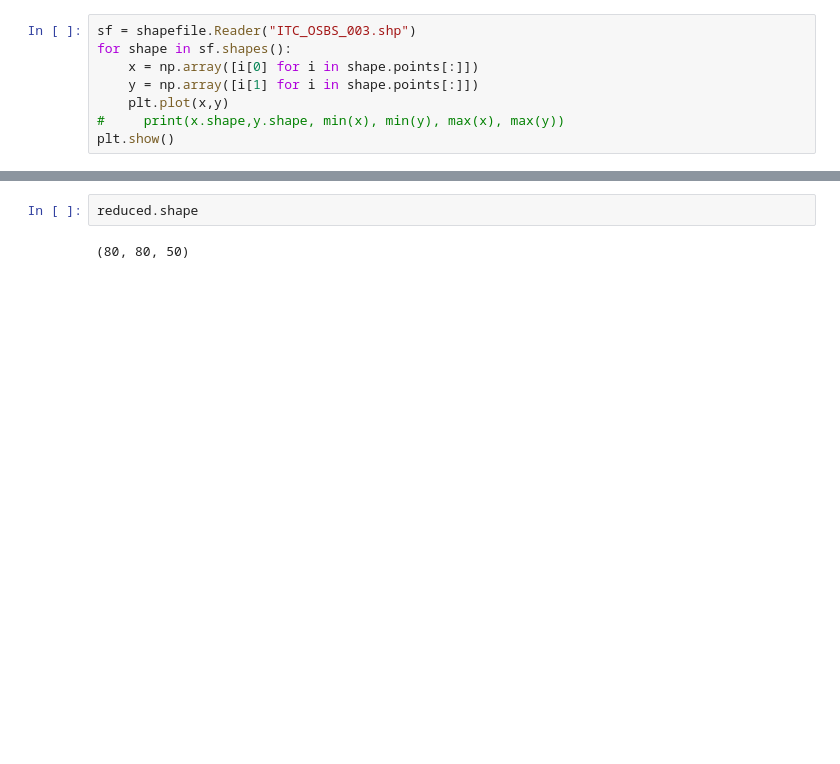
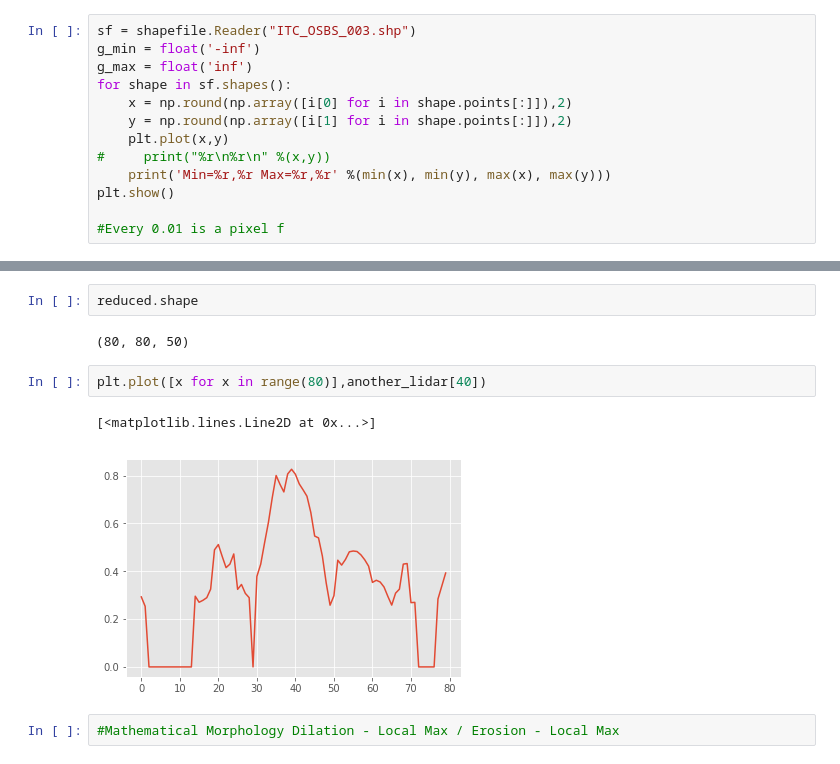
Before and after one commit to rachit-ranjan16/CrownSeg, a Jupyter notebook: Segmentation through Clustering.ipynb, the cells around one changed output, grey strips where cells are left out. Cells and saved outputs as stored; diff of their text form; blank space fills up the shorter version.

Commit message:
Lidar CHM Sans Normalization
Notebook update
Added Datapath for normalized lidar elevation maps

```diff
--- a/Segmentation through Clustering.ipynb
+++ b/Segmentation through Clustering.ipynb
@@ -416,10 +390,15 @@ plot_hyper(another_hyper)
 [figure]
 # %%
 sf = shapefile.Reader("ITC_OSBS_003.shp")
+g_min = float('-inf')
+g_max = float('inf')
 for shape in sf.shapes():
-    x = np.array([i[0] for i in shape.points[:]])
-    y = np.array([i[1] for i in shape.points[:]])
+    x = np.round(np.array([i[0] for i in shape.points[:]]),2)
+    y = np.round(np.array([i[1] for i in shape.points[:]]),2)
     plt.plot(x,y)
-#     print(x.shape,y.shape, min(x), min(y), max(x), max(y))
+#     print("%r\n%r\n" %(x,y))
+    print('Min=%r,%r Max=%r,%r' %(min(x), min(y), max(x), max(y)))
 plt.show()
+
+#Every 0.01 is a pixel f
 # %% [output]
@@ -549,3 +536,10 @@ ImageView object:
 reduced.shape
 # %% [output]
 (80, 80, 50)
+# %%
+plt.plot([x for x in range(80)],another_lidar[40])
+# %% [output]
+[<matplotlib.lines.Line2D at 0x...>]
+[figure, added]
+# %%
+#Mathematical Morphology Dilation - Local Max / Erosion - Local Max
```
Also changed, not shown: parts of 5 cells of this notebook, 4 other files.
